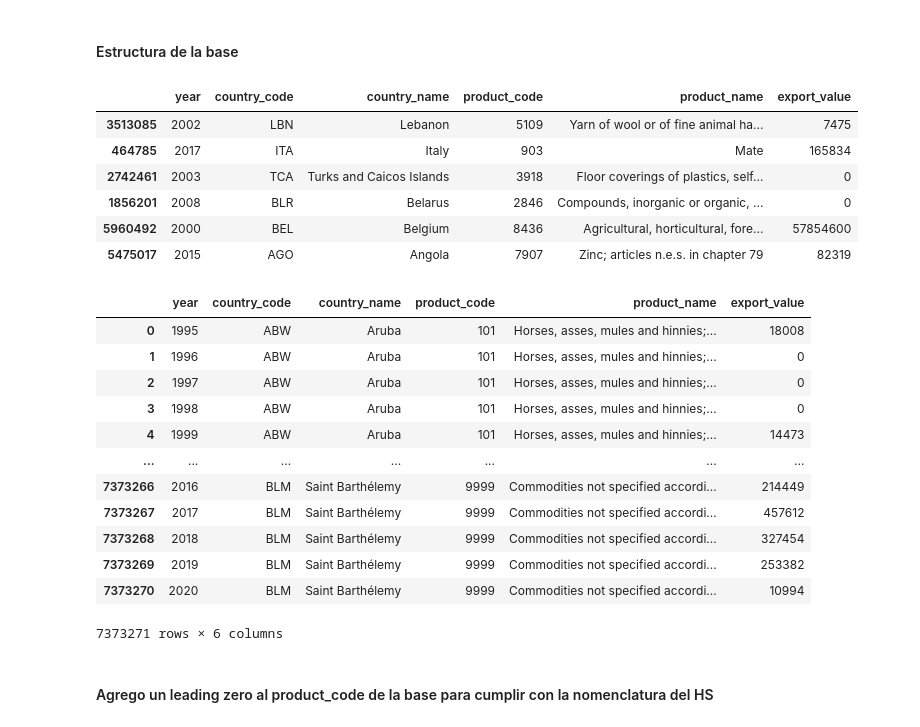
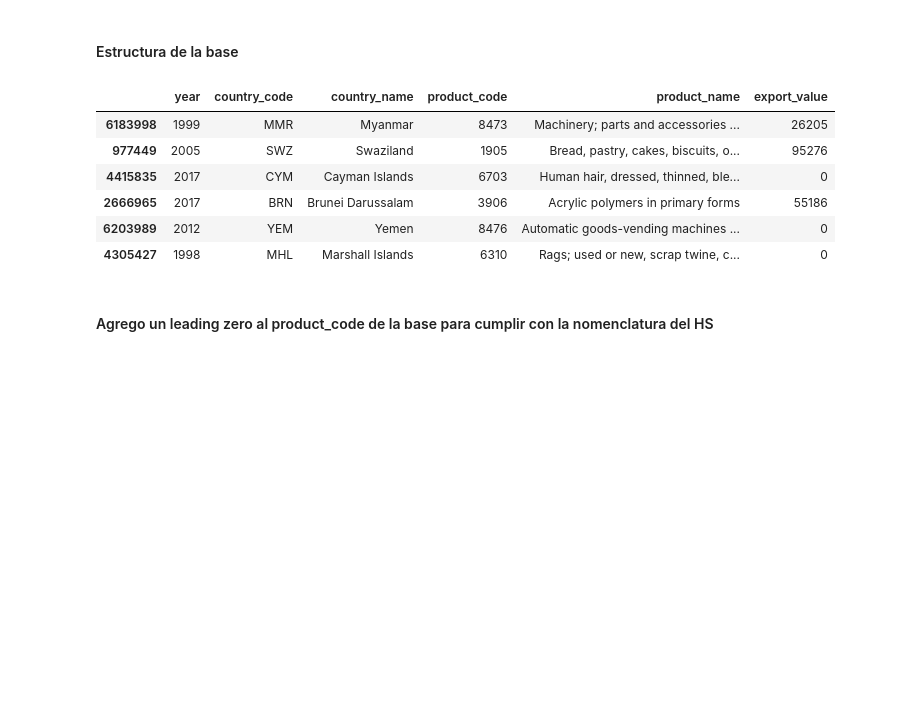
Before and after one commit to descandon88/Analisis-de-Redes, a Jupyter notebook: Trabajo_Análisis_de_Redes.ipynb, the cells around one changed output. Cells and saved outputs as stored; diff of their text form; code cells hidden in the pictures; blank space fills up the shorter version.

```diff
--- a/Trabajo_Análisis_de_Redes.ipynb
+++ b/Trabajo_Análisis_de_Redes.ipynb
@@ -75,28 +75,14 @@ dataframe cargado
 #### Estructura de la base
 # %%
 df.sample(n=6)
-df
 # %% [output]
 |  | year | country_code | country_name | product_code | product_name | export_value |
-| 3513085 | 2002 | LBN | Lebanon | 5109 | Yarn of wool or of fine animal ha... | 7475 |
-| 464785 | 2017 | ITA | Italy | 903 | Mate | 165834 |
-| 2742461 | 2003 | TCA | Turks and Caicos Islands | 3918 | Floor coverings of plastics, self... | 0 |
-| 1856201 | 2008 | BLR | Belarus | 2846 | Compounds, inorganic or organic, ... | 0 |
-| 5960492 | 2000 | BEL | Belgium | 8436 | Agricultural, horticultural, fore... | 57854600 |
-| 5475017 | 2015 | AGO | Angola | 7907 | Zinc; articles n.e.s. in chapter 79 | 82319 |
+| 6183998 | 1999 | MMR | Myanmar | 8473 | Machinery; parts and accessories ... | 26205 |
+| 977449 | 2005 | SWZ | Swaziland | 1905 | Bread, pastry, cakes, biscuits, o... | 95276 |
+| 4415835 | 2017 | CYM | Cayman Islands | 6703 | Human hair, dressed, thinned, ble... | 0 |
+| 2666965 | 2017 | BRN | Brunei Darussalam | 3906 | Acrylic polymers in primary forms | 55186 |
+| 6203989 | 2012 | YEM | Yemen | 8476 | Automatic goods-vending machines ... | 0 |
+| 4305427 | 1998 | MHL | Marshall Islands | 6310 | Rags; used or new, scrap twine, c... | 0 |
-|  | year | country_code | country_name | product_code | product_name | export_value |
-| 0 | 1995 | ABW | Aruba | 101 | Horses, asses, mules and hinnies;... | 18008 |
-| 1 | 1996 | ABW | Aruba | 101 | Horses, asses, mules and hinnies;... | 0 |
-| 2 | 1997 | ABW | Aruba | 101 | Horses, asses, mules and hinnies;... | 0 |
-| 3 | 1998 | ABW | Aruba | 101 | Horses, asses, mules and hinnies;... | 0 |
-| 4 | 1999 | ABW | Aruba | 101 | Horses, asses, mules and hinnies;... | 14473 |
-| ... | ... | ... | ... | ... | ... | ... |
-| 7373266 | 2016 | BLM | Saint Barthélemy | 9999 | Commodities not specified accordi... | 214449 |
-| 7373267 | 2017 | BLM | Saint Barthélemy | 9999 | Commodities not specified accordi... | 457612 |
-| 7373268 | 2018 | BLM | Saint Barthélemy | 9999 | Commodities not specified accordi... | 327454 |
-| 7373269 | 2019 | BLM | Saint Barthélemy | 9999 | Commodities not specified accordi... | 253382 |
-| 7373270 | 2020 | BLM | Saint Barthélemy | 9999 | Commodities not specified accordi... | 10994 |
-7373271 rows × 6 columns
 # %% [markdown]
 #### Agrego un leading zero al product_code de la base para cumplir con la nomenclatura del HS
 # %%
```
Also changed, not shown: parts of 57 cells of this notebook.
